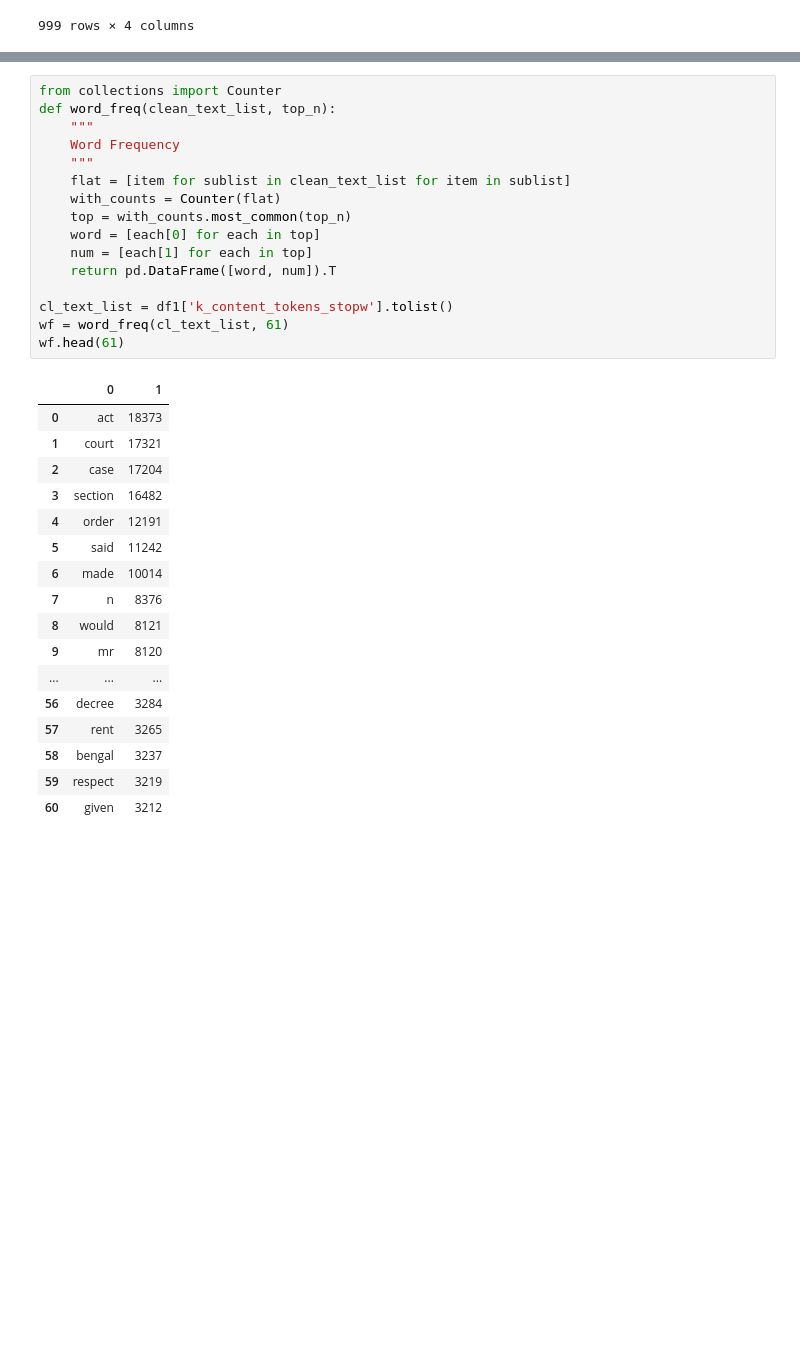
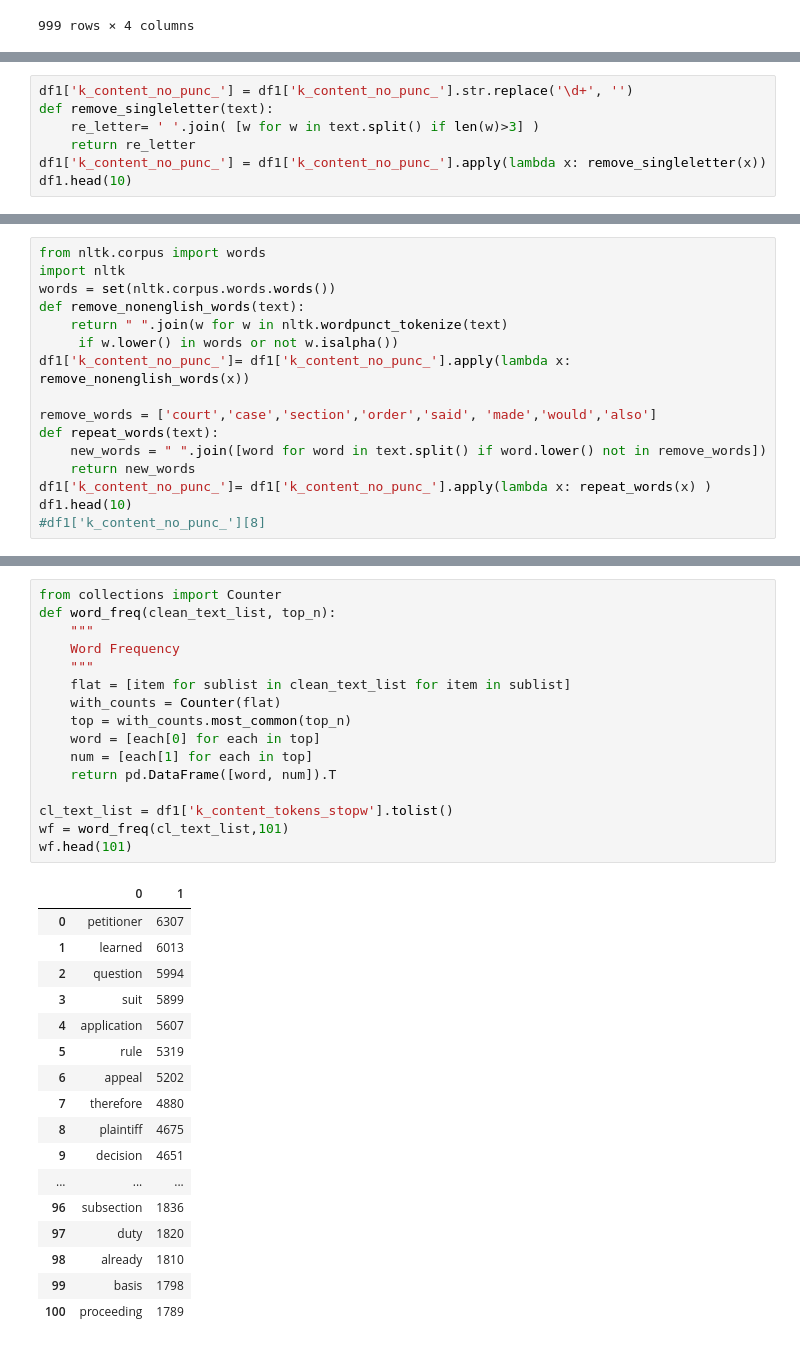
Before and after one commit to Tontonsenpai/Law-classifier, a Jupyter notebook: Untitled25.ipynb, the cells around one changed output, grey strips where cells are left out. Saved outputs shown, nothing was run; the diff lists cells and outputs as text; blank space fills up the shorter version.

```diff
--- a/Untitled25.ipynb
+++ b/Untitled25.ipynb
@@ -80,0 +66,7 @@ df1.head(10)
+# %%
+df1['k_content_no_punc_'] = df1['k_content_no_punc_'].str.replace('\d+', '')
+def remove_singleletter(text):
+    re_letter= ' '.join( [w for w in text.split() if len(w)>3] )
+    return re_letter
+df1['k_content_no_punc_'] = df1['k_content_no_punc_'].apply(lambda x: remove_singleletter(x))
+df1.head(10)
@@ -80,0 +85,16 @@ df1.head(10)
+# %%
+from nltk.corpus import words
+import nltk
+words = set(nltk.corpus.words.words())
+def remove_nonenglish_words(text):
+    return " ".join(w for w in nltk.wordpunct_tokenize(text)
+     if w.lower() in words or not w.isalpha())
+df1['k_content_no_punc_']= df1['k_content_no_punc_'].apply(lambda x: remove_nonenglish_words(x))
+
+remove_words = ['court','case','section','order','said', 'made','would','also']
+def repeat_words(text):
+    new_words = " ".join([word for word in text.split() if word.lower() not in remove_words])
+    return new_words
+df1['k_content_no_punc_']= df1['k_content_no_punc_'].apply(lambda x: repeat_words(x) )
+df1.head(10)
+#df1['k_content_no_punc_'][8]
@@ -159,34 +179,34 @@ avgwordcount[['LawType', 'word_count']]
 # %%
 from collections import Counter
 def word_freq(clean_text_list, top_n):
     """
     Word Frequency
     """
     flat = [item for sublist in clean_text_list for item in sublist]
     with_counts = Counter(flat)
     top = with_counts.most_common(top_n)
     word = [each[0] for each in top]
     num = [each[1] for each in top]
     return pd.DataFrame([word, num]).T
 
 cl_text_list = df1['k_content_tokens_stopw'].tolist()
-wf = word_freq(cl_text_list, 61)
-wf.head(61)
+wf = word_freq(cl_text_list,101)
+wf.head(101)
 # %% [output]
 |  | 0 | 1 |
-| 0 | act | 18373 |
-| 1 | court | 17321 |
-| 2 | case | 17204 |
-| 3 | section | 16482 |
-| 4 | order | 12191 |
-| 5 | said | 11242 |
-| 6 | made | 10014 |
-| 7 | n | 8376 |
-| 8 | would | 8121 |
-| 9 | mr | 8120 |
+| 0 | petitioner | 6307 |
+| 1 | learned | 6013 |
+| 2 | question | 5994 |
+| 3 | suit | 5899 |
+| 4 | application | 5607 |
+| 5 | rule | 5319 |
+| 6 | appeal | 5202 |
+| 7 | therefore | 4880 |
+| 8 | plaintiff | 4675 |
+| 9 | decision | 4651 |
 | ... | ... | ... |
-| 56 | decree | 3284 |
-| 57 | rent | 3265 |
-| 58 | bengal | 3237 |
-| 59 | respect | 3219 |
-| 60 | given | 3212 |
+| 96 | subsection | 1836 |
+| 97 | duty | 1820 |
+| 98 | already | 1810 |
+| 99 | basis | 1798 |
+| 100 | proceeding | 1789 |
```
Also changed, not shown: parts of 20 cells of this notebook.
